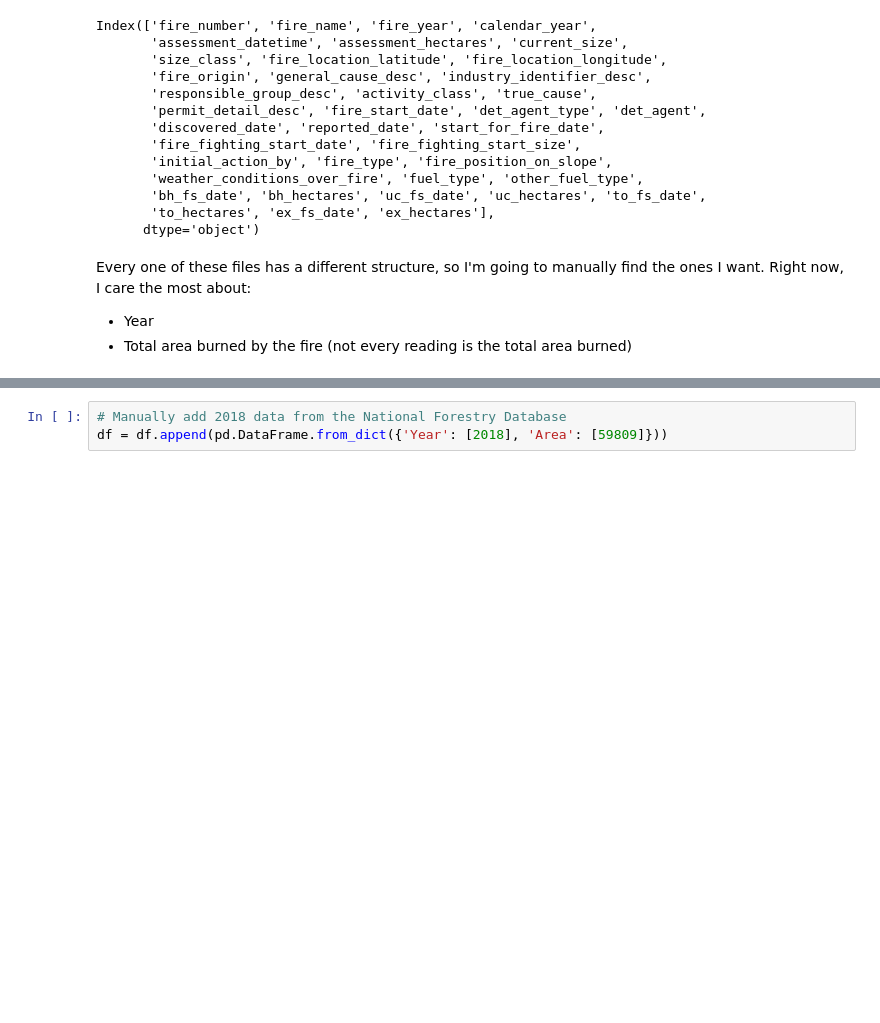
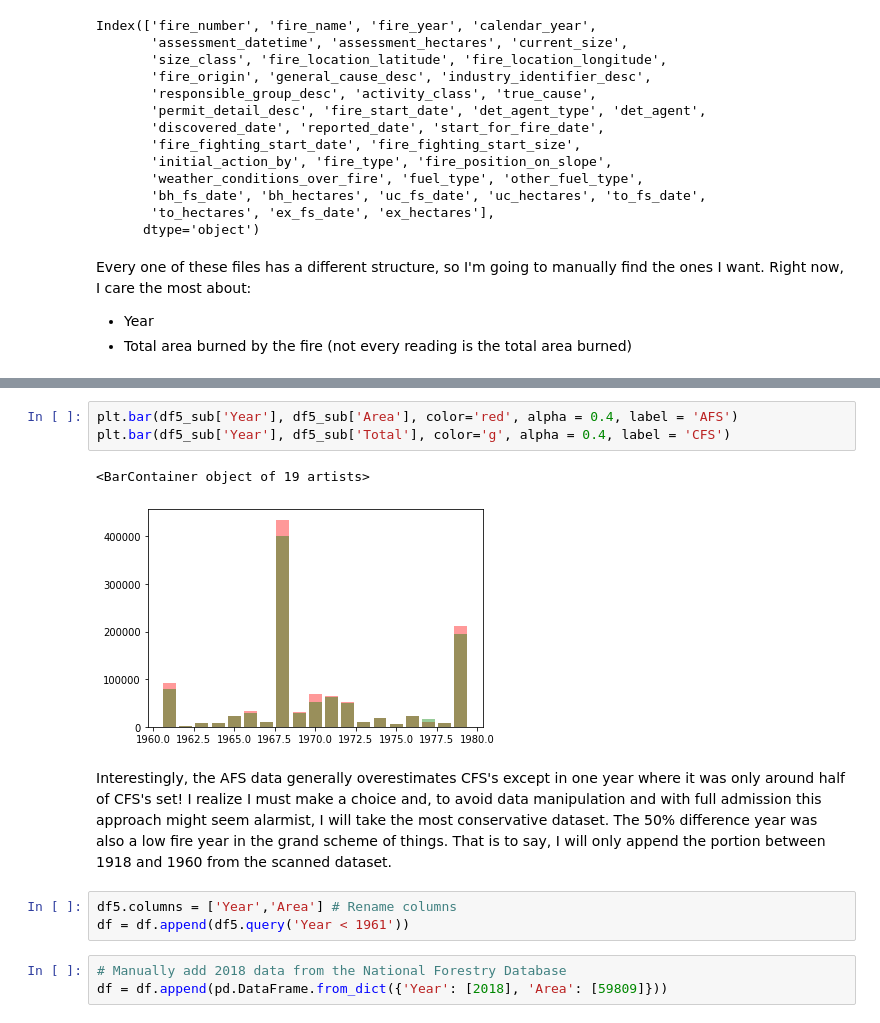
Before and after one commit to jasonrwang/AB-Wildfire, a Jupyter notebook: AB-Wildfire.ipynb, the cells around one changed output, grey strips where cells are left out. Cells and saved outputs as stored; diff of their text form; blank space fills up the shorter version.

```diff
--- a/AB-Wildfire.ipynb
+++ b/AB-Wildfire.ipynb
@@ -124,3 +147,14 @@ df = df.append(df3_sub, ignore_index=True)
+# %%
+plt.bar(df5_sub['Year'], df5_sub['Area'], color='red', alpha = 0.4, label = 'AFS')
+plt.bar(df5_sub['Year'], df5_sub['Total'], color='g', alpha = 0.4, label = 'CFS')
+# %% [output]
+<BarContainer object of 19 artists>
+[figure, added]
+# %% [markdown]
+Interestingly, the AFS data generally overestimates CFS's except in one year where it was only around half of CFS's set! I realize I must make a choice and, to avoid data manipulation and with full admission this approach might seem alarmist, I will take the most conservative dataset. The 50% difference year was also a low fire year in the grand scheme of things. That is to say, I will only append the portion between 1918 and 1960 from the scanned dataset.
+# %%
+df5.columns = ['Year','Area'] # Rename columns
+df = df.append(df5.query('Year < 1961'))
 # %%
 # Manually add 2018 data from the National Forestry Database
 df = df.append(pd.DataFrame.from_dict({'Year': [2018], 'Area': [59809]}))
```
Also changed, not shown: parts of 12 cells of this notebook, 5 other files.
